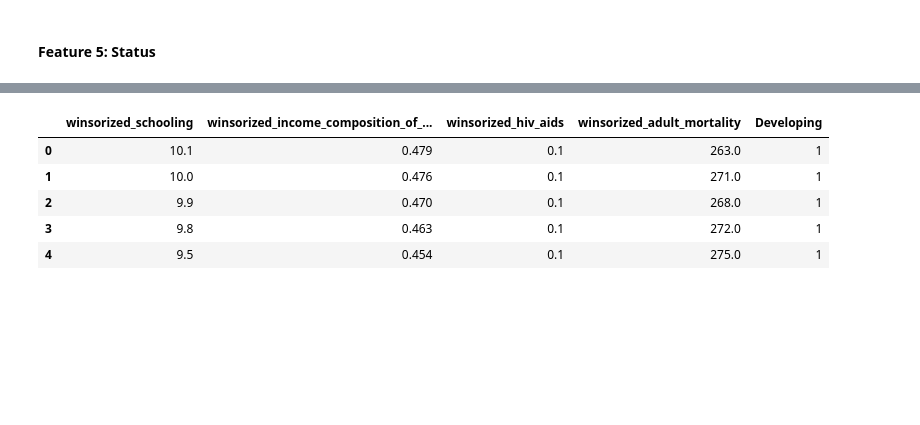
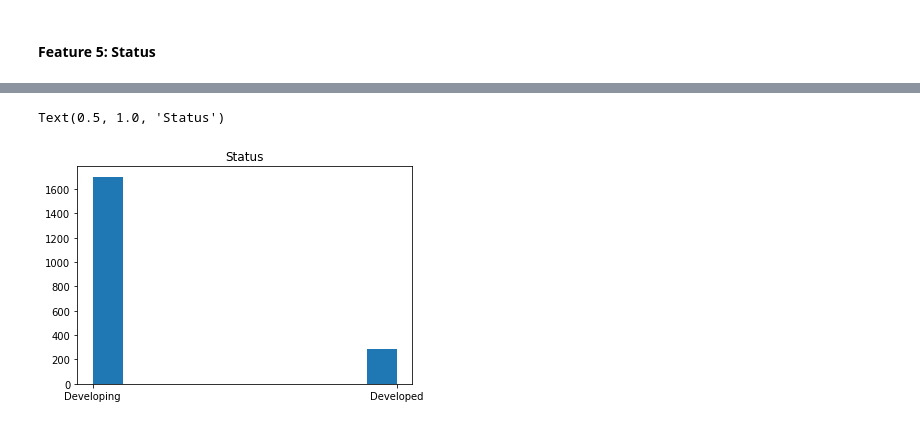
Before and after one commit to tsaw8/Thinkful_Project, a Jupyter notebook: Model Preparation/Challenge Factors that affect life expectancy.ipynb, the cells around one changed output, grey strips where cells are left out. Drawn from its saved outputs; the diff is of its cells as text; code cells hidden in the pictures; blank space fills up the shorter version.

```diff
--- a/Model Preparation/Challenge Factors that affect life expectancy.ipynb
+++ b/Model Preparation/Challenge Factors that affect life expectancy.ipynb
@@ -792,0 +837,8 @@ As previously discovered, status offers insight to life expectancy as countries
+# %%
+# Plot Status
+
+plt.hist(df['status'])
+plt.title('Status')
+# %% [output]
+Text(0.5, 1.0, 'Status')
+[figure, added]
@@ -796,11 +854,0 @@ features_df = df[['status','winsorized_schooling','winsorized_income_composition
-# %%
-features_df = pd.concat([features_df,pd.get_dummies(features_df['status'],drop_first=True)],axis=1)
-final = features_df.drop('status',axis=1)
-final.head()
-# %% [output]
-|  | winsorized_schooling | winsorized_income_composition_of_... | winsorized_hiv_aids | winsorized_adult_mortality | Developing |
-| 0 | 10.1 | 0.479 | 0.1 | 263.0 | 1 |
-| 1 | 10.0 | 0.476 | 0.1 | 271.0 | 1 |
-| 2 | 9.9 | 0.470 | 0.1 | 268.0 | 1 |
-| 3 | 9.8 | 0.463 | 0.1 | 272.0 | 1 |
-| 4 | 9.5 | 0.454 | 0.1 | 275.0 | 1 |
```
Also changed, not shown: parts of 20 cells of this notebook.
